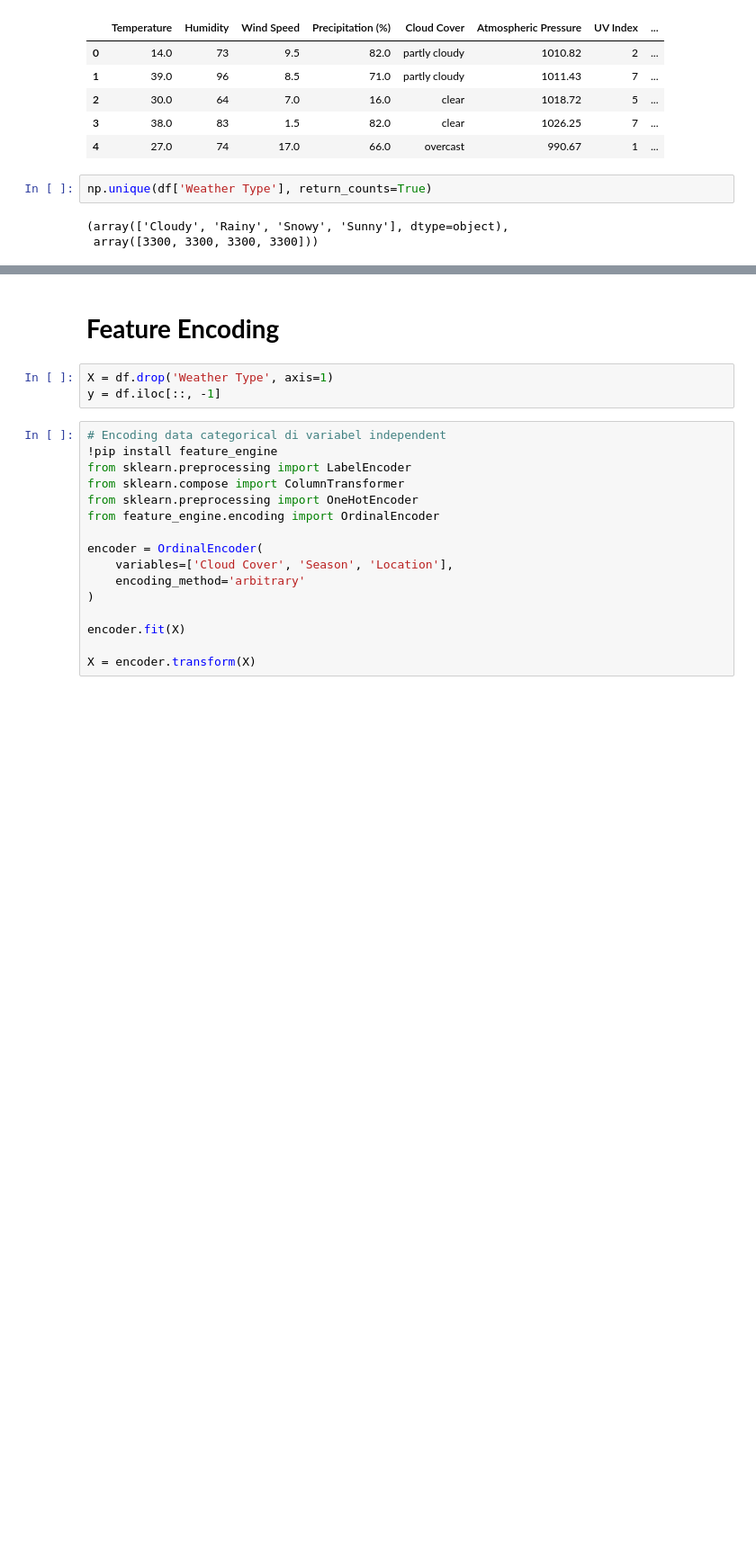
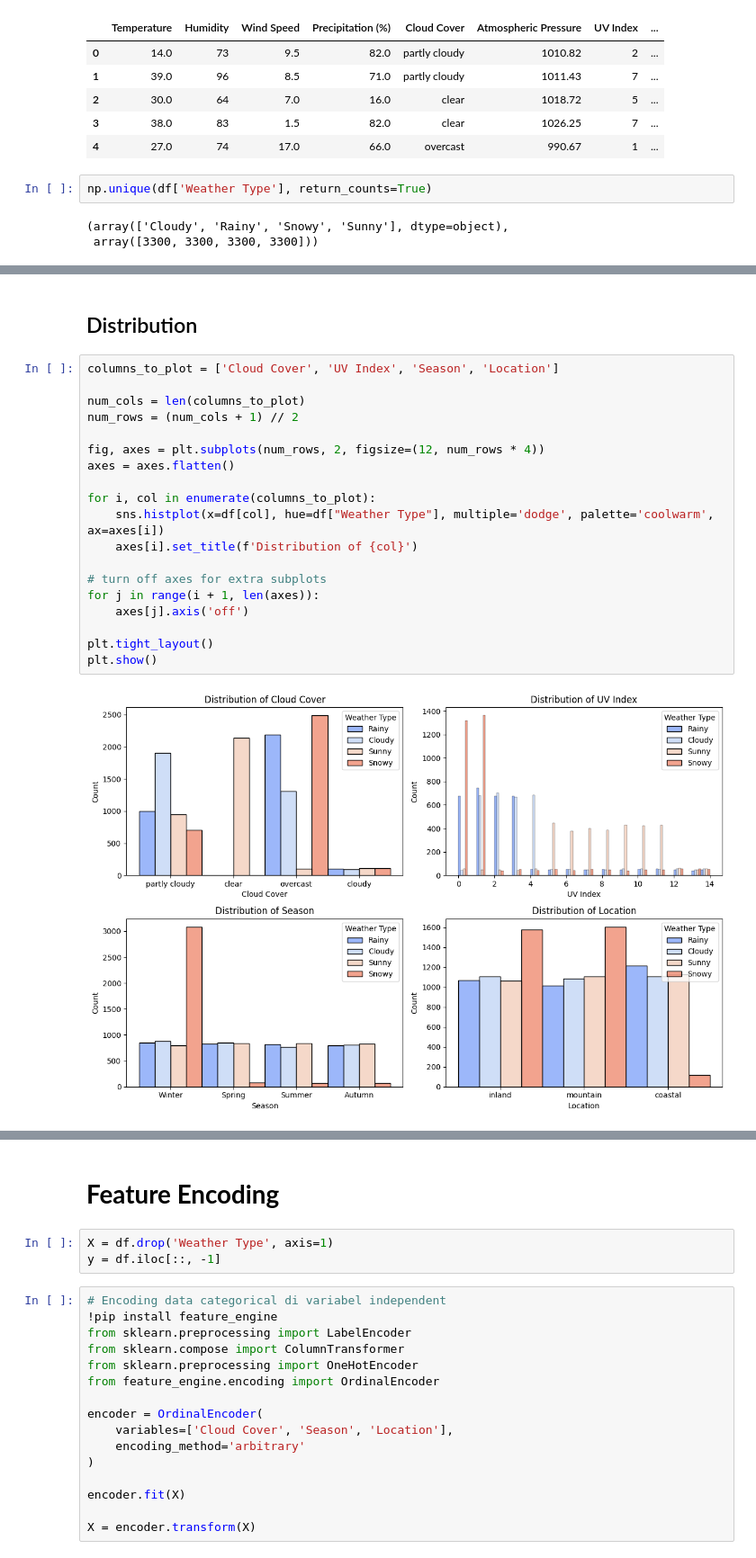
Before and after one commit to MrPipsterr/weather_prediction_classification, a Jupyter notebook: notebook.ipynb, the cells around one changed output, grey strips where cells are left out. Shown at 90% size. Saved outputs shown, nothing was run; the diff lists cells and outputs as text; blank space fills up the shorter version.

```diff
--- a/notebook.ipynb
+++ b/notebook.ipynb
@@ -24,0 +61,23 @@ np.unique(df['Weather Type'], return_counts=True)
+# %% [markdown]
+## Distribution
+# %%
+columns_to_plot = ['Cloud Cover', 'UV Index', 'Season', 'Location']
+
+num_cols = len(columns_to_plot)
+num_rows = (num_cols + 1) // 2
+
+fig, axes = plt.subplots(num_rows, 2, figsize=(12, num_rows * 4))
+axes = axes.flatten()
+
+for i, col in enumerate(columns_to_plot):
+    sns.histplot(x=df[col], hue=df["Weather Type"], multiple='dodge', palette='coolwarm', ax=axes[i])
+    axes[i].set_title(f'Distribution of {col}')
+
+# turn off axes for extra subplots
+for j in range(i + 1, len(axes)):
+    axes[j].axis('off')
+
+plt.tight_layout()
+plt.show()
+# %% [output]
+[figure, added]
```
Also changed, not shown: parts of 11 cells of this notebook.
